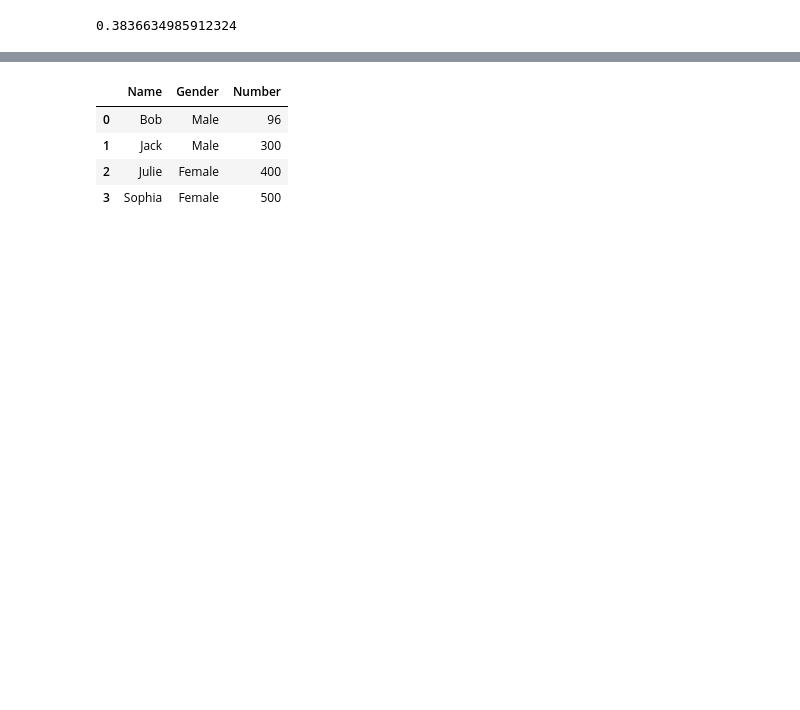
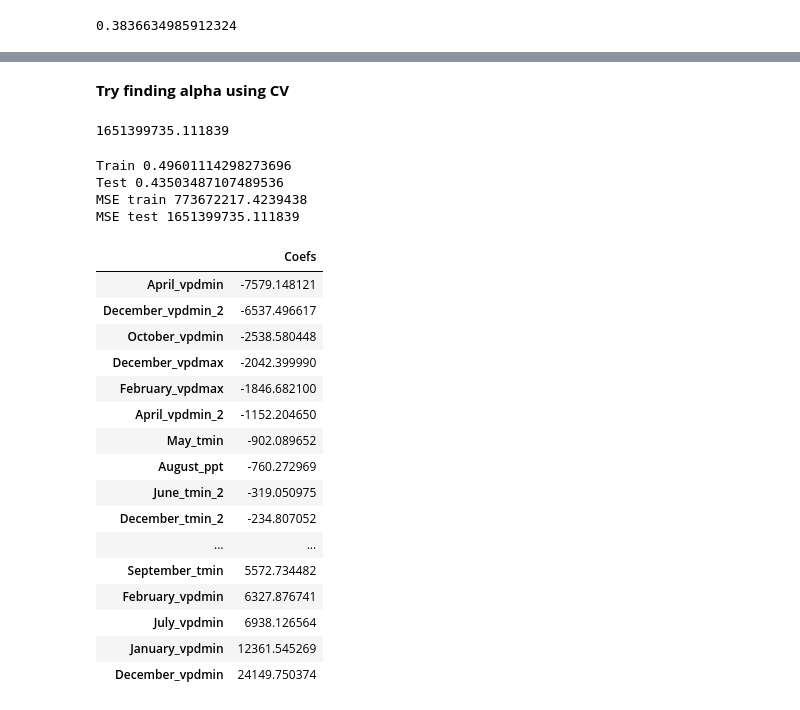
Before and after one commit to christopher-reed/CA-High-Value-Crops, a Jupyter notebook: Crop_Weather_EDA.ipynb, the cells around one changed output, grey strips where cells are left out. Cells and saved outputs as stored; diff of their text form; code cells hidden in the pictures; blank space fills up the shorter version.

```diff
--- a/Crop_Weather_EDA.ipynb
+++ b/Crop_Weather_EDA.ipynb
@@ -390,10 +370,9 @@ print(X_test.shape, Y_test.shape)
 # %%
 from sklearn.linear_model import Lasso
-model_lasso = Lasso(alpha = 0.01, max_iter =1e5)
+model_lasso = Lasso(alpha = 4, max_iter =1e4)
 model_lasso.fit(X_train, Y_train)
 pred_train_lasso= model_lasso.predict(X_train)
 
 from sklearn.metrics import r2_score
-
 print(r2_score(Y_train, pred_train_lasso))
 # %% [output]
@@ -513,8 +390,54 @@ df_attendance.iloc[0,2] = df_attendance.iloc[0,2] - 4
-# %%
-df_attendance
-# %% [output]
-|  | Name | Gender | Number |
-| 0 | Bob | Male | 96 |
-| 1 | Jack | Male | 300 |
-| 2 | Julie | Female | 400 |
-| 3 | Sophia | Female | 500 |
+# %% [markdown]
+**Try finding alpha using CV**
+# %%
+from sklearn.linear_model import LassoCV
+from sklearn.metrics import mean_squared_error
+
+lasso = Lasso(max_iter = 10000, normalize = True)
+
+lassocv = LassoCV(alphas = None, cv = 10, max_iter = 100000, normalize = True)
+lassocv.fit(X_train, Y_train)
+
+lasso.set_params(alpha=lassocv.alpha_)
+lasso.fit(X_train, Y_train)
+# %% [output]
+1651399735.111839
+# %%
+#R2 for train set
+pred_train_lasso= lasso.predict(X_train)
+print('Train', r2_score(Y_train, pred_train_lasso))
+
+#R2 for test set
+print('Test', r2_score(Y_test, lasso.predict(X_test)))
+
+#MSE for train set
+print('MSE train', mean_squared_error(Y_train, lasso.predict(X_train)))
+
+#Huge MSE from test set
+print('MSE test', mean_squared_error(Y_test, lasso.predict(X_test)))
+# %% [output]
+Train 0.49601114298273696
+Test 0.43503487107489536
+MSE train 773672217.4239438
+MSE test 1651399735.111839
+# %%
+df_almond_coefs = pd.Series(lasso.coef_, index = X_train.columns).to_frame(name = 'Coefs')
+df_almond_coefs[df_almond_coefs['Coefs'] != 0].sort_values(by = 'Coefs')
+# %% [output]
+|  | Coefs |
+| April_vpdmin | -7579.148121 |
+| December_vpdmin_2 | -6537.496617 |
+| October_vpdmin | -2538.580448 |
+| December_vpdmax | -2042.399990 |
+| February_vpdmax | -1846.682100 |
+| April_vpdmin_2 | -1152.204650 |
+| May_tmin | -902.089652 |
+| August_ppt | -760.272969 |
+| June_tmin_2 | -319.050975 |
+| December_tmin_2 | -234.807052 |
+| ... | ... |
+| September_tmin | 5572.734482 |
+| February_vpdmin | 6327.876741 |
+| July_vpdmin | 6938.126564 |
+| January_vpdmin | 12361.545269 |
+| December_vpdmin | 24149.750374 |
```
Also changed, not shown: parts of 28 cells of this notebook.
